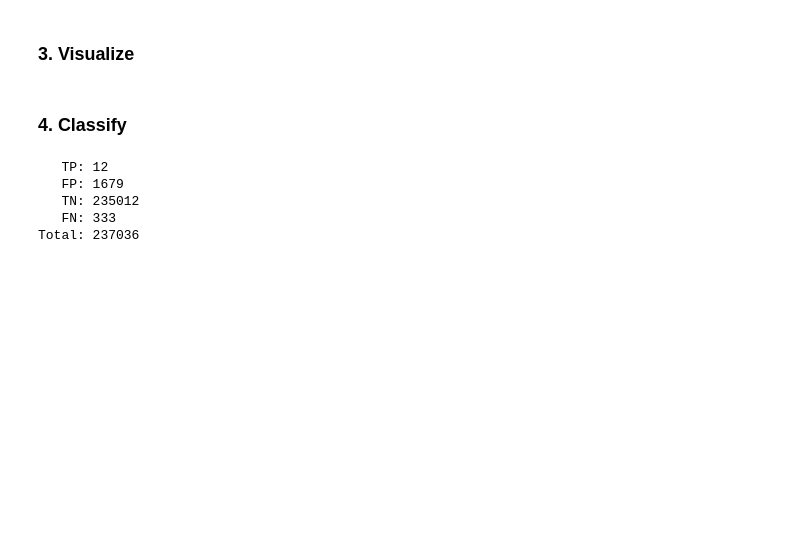
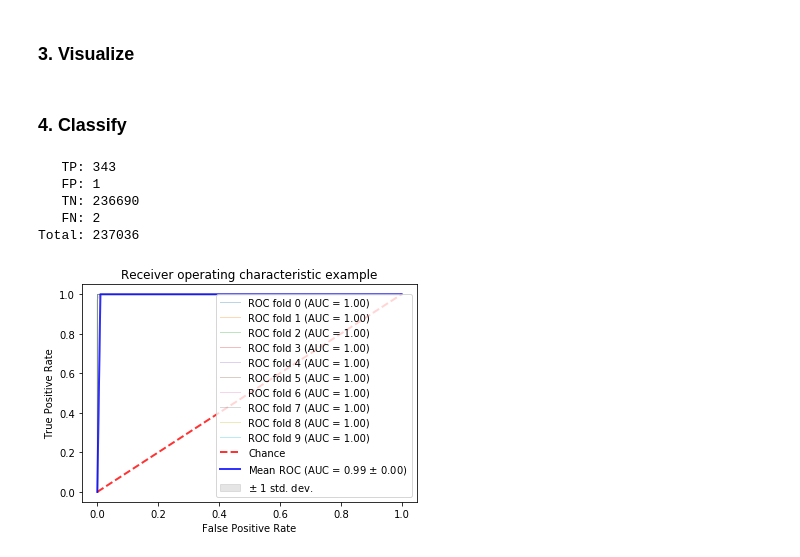
Before and after one commit to Lingygao/cyberdata, a Jupyter notebook: Lab 1/Lab_1.ipynb, the cells around one changed output. Cells and saved outputs as stored; diff of their text form; code cells hidden in the pictures; blank space fills up the shorter version.

```diff
--- a/Lab 1/Lab_1.ipynb
+++ b/Lab 1/Lab_1.ipynb
@@ -103,9 +104,17 @@ classifier = KNeighborsClassifier(1)
+# %%
+# kNN-3
+classifier = KNeighborsClassifier(3)
 # %%
 # Cross-validate and report true/false positives/negatives
-cross_val(X, y, 10, classifier)
+cross_val(X, y, classifier, 10)
 # %% [output]
-   TP: 12
-   FP: 1679
-   TN: 235012
-   FN: 333
+   TP: 343
+   FP: 1
+   TN: 236690
+   FN: 2
 Total: 237036
+# %%
+# Cross-validate and draw ROC curve (without data preprocessing)
+roc_cross_val(X, y, classifier, 10)
+# %% [output]
+[figure, added]
```
Also changed, not shown: parts of 3 cells of this notebook, 1 other file.
